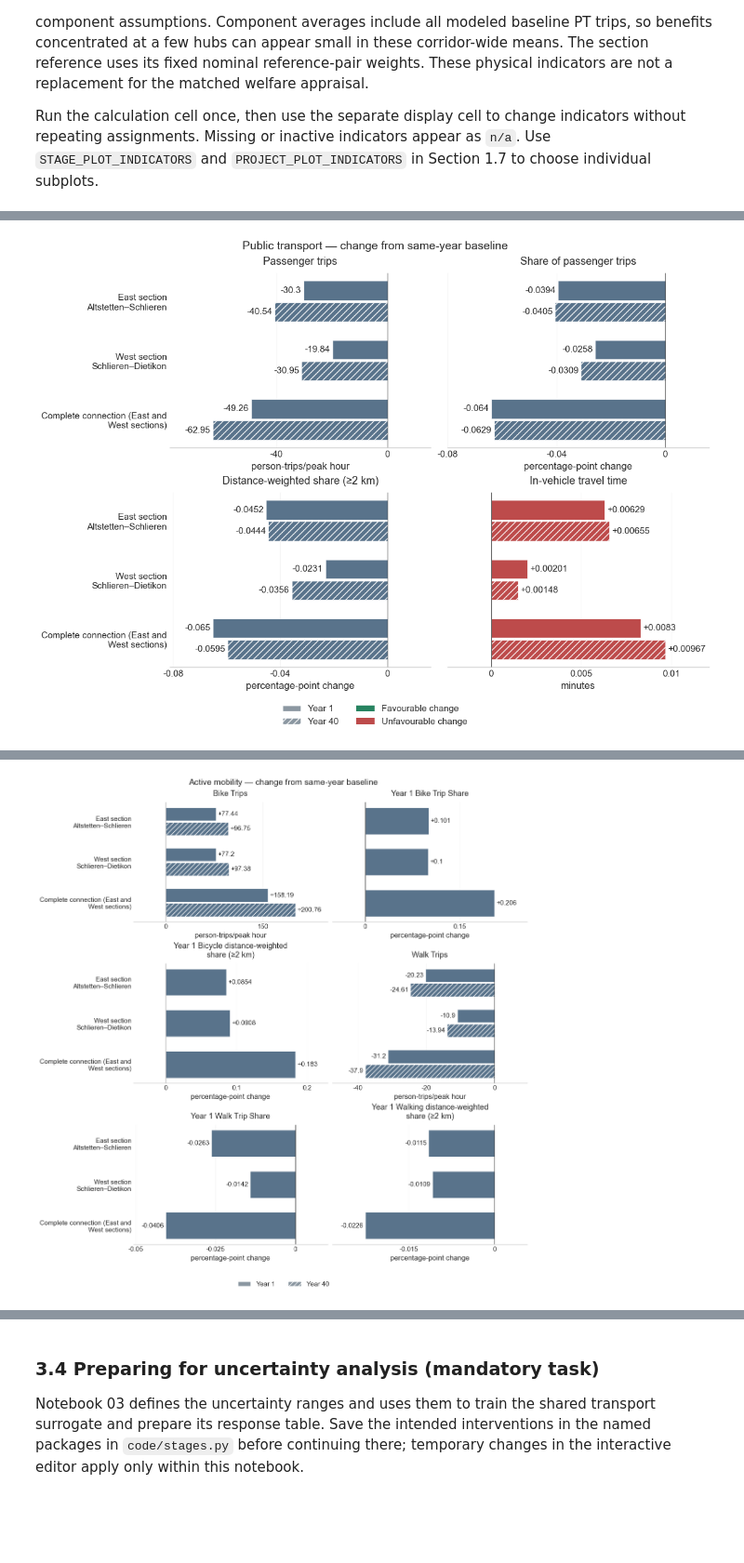
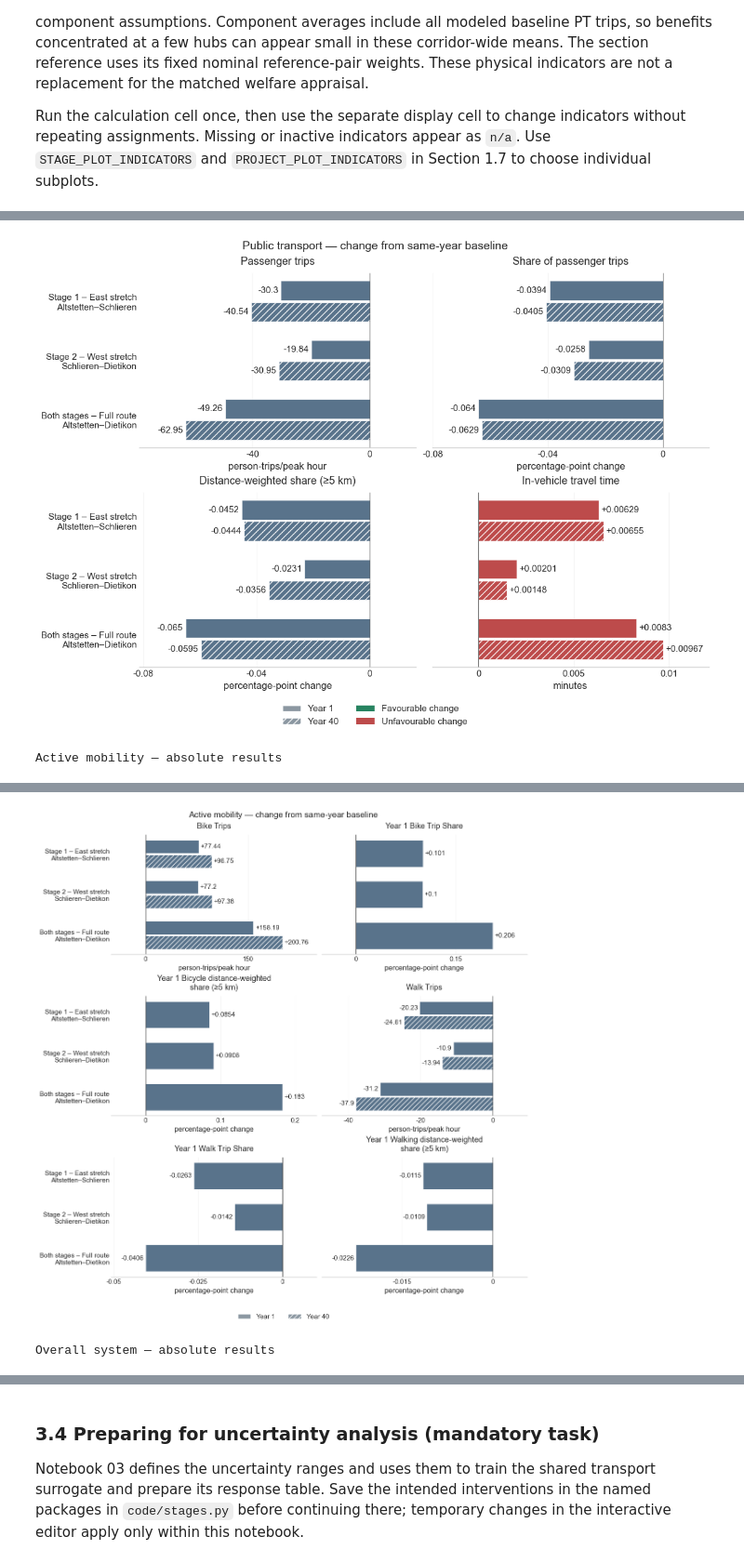
Before and after one commit to dmaure-ETHZ/IP-HS26-MehrSpur-CaseStudy-Domanyi-Londis-Maurer, a Jupyter notebook: notebooks/02_system_modeling.ipynb, the cells around one changed output, grey strips where cells are left out. Shown at 93% size. Drawn from its saved outputs; the diff is of its cells as text; code cells hidden in the pictures; blank space fills up the shorter version.

```diff
--- a/notebooks/02_system_modeling.ipynb
+++ b/notebooks/02_system_modeling.ipynb
@@ -2883,19 +2891,5 @@ Out[10]: {'table:': PosixPath('/Users/simonedomanyi/Documents/IP-HS26-MehrSpur-C
 # %%
 from additional import transport_display as td
-
-# Internal legacy column keys are retained; display the configured distance threshold.
-def _display_stage_indicators(frame, formats, **kwargs):
-    selected = _selected_indicators(frame)
-    if len(selected.columns):
-        threshold_label = f"≥{p.MIN_STRATEGIC_PKM_DISTANCE:g} km"
-        display(selected.style.format(formats, **kwargs).relabel_index(
-            [column.replace(">5km", threshold_label).replace(">5 km", threshold_label) for column in selected], axis="columns"))
-    else:
-        print("No selected indicators are available in this table.")
-    return selected
-
-
-STAGE_DISPLAY_LABELS = {'Stage 1 – East stretch Altstetten–Schlieren': 'East section Altstetten–Schlieren', 'Stage 2 – West stretch Schlieren–Dietikon': 'West section Schlieren–Dietikon', 'Both stages – Full route Altstetten–Dietikon': 'Complete connection (East and West sections)'}
 
 # Formats for the absolute result tables.
 _CAR_FORMAT = {
@@ -2950,12 +2944,12 @@ def _stage_change_charts(frame, title, export_name):
         directions[metric] = "low" if any(word in metric for word in ("TT", "Delay", "CO2")) else "context"
     metric_labels = {
         "Trips": "Passenger trips", "Trip Share": "Share of passenger trips",
-        "PKM Share (>5km)": "Distance-weighted share (≥2 km)", "TT": "In-vehicle travel time",
+        "PKM Share (>5km)": "Distance-weighted share (≥5 km)", "TT": "In-vehicle travel time",
         "Delay": "Passenger road delay", "CO2": "Passenger-car operating CO2",
         "System Avg TT": "Car/PT in-vehicle travel time", "Peak Delay": "Passenger road delay",
         "Peak CO2": "Passenger-car operating CO2", "Total Demand": "Total passenger demand",
-        "Bike PKM Share": "Bicycle distance-weighted share (≥2 km)",
-        "Walk PKM Share": "Walking distance-weighted share (≥2 km)",
+        "Bike PKM Share": "Bicycle distance-weighted share (≥5 km)",
+        "Walk PKM Share": "Walking distance-weighted share (≥5 km)",
     }
     labels = {key: (f"Year 1 {metric_labels.get(key, key)}" if all(c.startswith("Year 1 ") for c in cols) else metric_labels.get(key, key))
               for key, cols in panels.items()}
@@ -2971,9 +2965,8 @@ for frame, title, fmt, export_name in [
     (active_display, "Active mobility", _ACTIVE_FORMAT, "3_3_stage_active_changes"),
     (df_system, "Overall system", _SYSTEM_FORMAT, "3_3_stage_system_changes"),
 ]:
-    frame = frame.rename(index=STAGE_DISPLAY_LABELS)
     print(title + " — absolute results")
-    selected = _display_stage_indicators(frame, fmt)
+    selected = _display_indicators(frame, fmt)
     plot_columns = _plot_columns(frame, STAGE_PLOT_INDICATORS[title])
     _stage_change_charts(frame[plot_columns], title, export_name)
 
@@ -2982,7 +2975,7 @@ project_formats = {
     f"{year} {key}": "{:,.2f} " + units
     for year in ("Year 1", "Year 40") for key, units in PROJECT_INDICATOR_UNITS.items()
 }
-selected_project = _display_stage_indicators(STAGE_PROJECT_INDICATORS.rename(index=STAGE_DISPLAY_LABELS), project_formats, na_rep="n/a")
+selected_project = _display_indicators(STAGE_PROJECT_INDICATORS, project_formats, na_rep="n/a")
 focus_columns = _plot_columns(STAGE_PROJECT_INDICATORS, PROJECT_PLOT_INDICATORS)
 if focus_columns:
     fig = td.plot_baseline_changes(selected_project[focus_columns], BASELINE_STAGE_NAME,
@@ -3015,4 +3005,5 @@ Section and PT components — absolute results
-[figure, old version]
+[figure, new version]
+Active mobility — absolute results
 |  | Year 1 Bike Trips | Year 40 Bike Trips | Year 1 Bike Trip Share | Year 1 Bike PKM Share | Year 1 Walk Trips | ... |
 | Stage |  |  |  |  |  | ... |
 | Stage 0 – Baseline Network | 13,057 trips | 18,508 trips | 16.97% | 10.47% | 25,009 trips | ... |
@@ -3022,4 +3013,5 @@ Section and PT components — absolute results
-[figure, old version]
+[figure, new version]
+Overall system — absolute results
 |  | Year 1 Total Demand | Year 40 Total Demand | Year 1 System Avg TT | Year 40 System Avg TT | ... |
 | Stage |  |  |  |  | ... |
 | Stage 0 – Baseline Network | 76,924 trips | 100,002 trips | 14.86 min | 15.16 min | ... |
```
Also changed, not shown: parts of 24 cells of this notebook, 1 other file.
